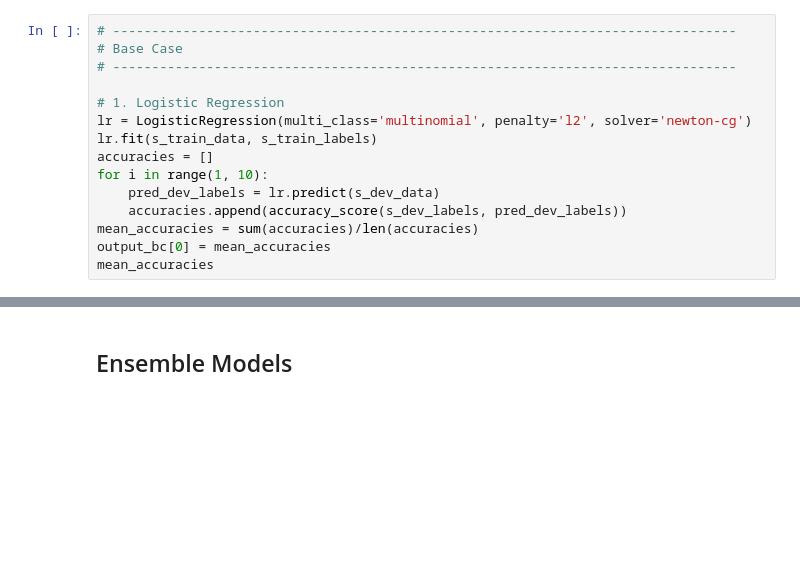
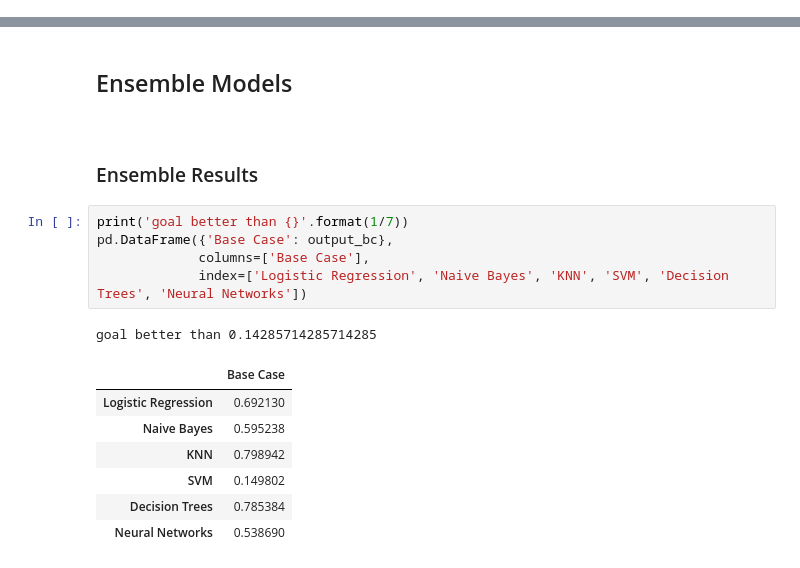
Before and after one commit to tiffapedia/w207-final, a Jupyter notebook: final.ipynb, the cells around one changed output, grey strips where cells are left out. Cells and saved outputs as stored; diff of their text form; blank space fills up the shorter version.

```diff
--- a/final.ipynb
+++ b/final.ipynb
@@ -320,15 +640,0 @@ Looking at the features, it is interesting to note that we do not see longitude
-# %%
-# --------------------------------------------------------------------------------
-# Base Case
-# --------------------------------------------------------------------------------
-
-# 1. Logistic Regression
-lr = LogisticRegression(multi_class='multinomial', penalty='l2', solver='newton-cg')
-lr.fit(s_train_data, s_train_labels)
-accuracies = []
-for i in range(1, 10):
-    pred_dev_labels = lr.predict(s_dev_data)
-    accuracies.append(accuracy_score(s_dev_labels, pred_dev_labels))
-mean_accuracies = sum(accuracies)/len(accuracies)
-output_bc[0] = mean_accuracies
-mean_accuracies
@@ -340,3 +651,21 @@ mean_accuracies
 <a id='ensemble-models'/>
 # %% [markdown]
 ## Ensemble Models
+# %% [markdown]
+<a id='ensemble-results'/>
+# %% [markdown]
+### Ensemble Results
+# %%
+print('goal better than {}'.format(1/7))
+pd.DataFrame({'Base Case': output_bc},
+             columns=['Base Case'],
+             index=['Logistic Regression', 'Naive Bayes', 'KNN', 'SVM', 'Decision Trees', 'Neural Networks'])
+# %% [output]
+goal better than 0.14285714285714285
+|  | Base Case |
+| Logistic Regression | 0.692130 |
+| Naive Bayes | 0.595238 |
+| KNN | 0.798942 |
+| SVM | 0.149802 |
+| Decision Trees | 0.785384 |
+| Neural Networks | 0.538690 |
```
Also changed, not shown: parts of 36 cells of this notebook.
